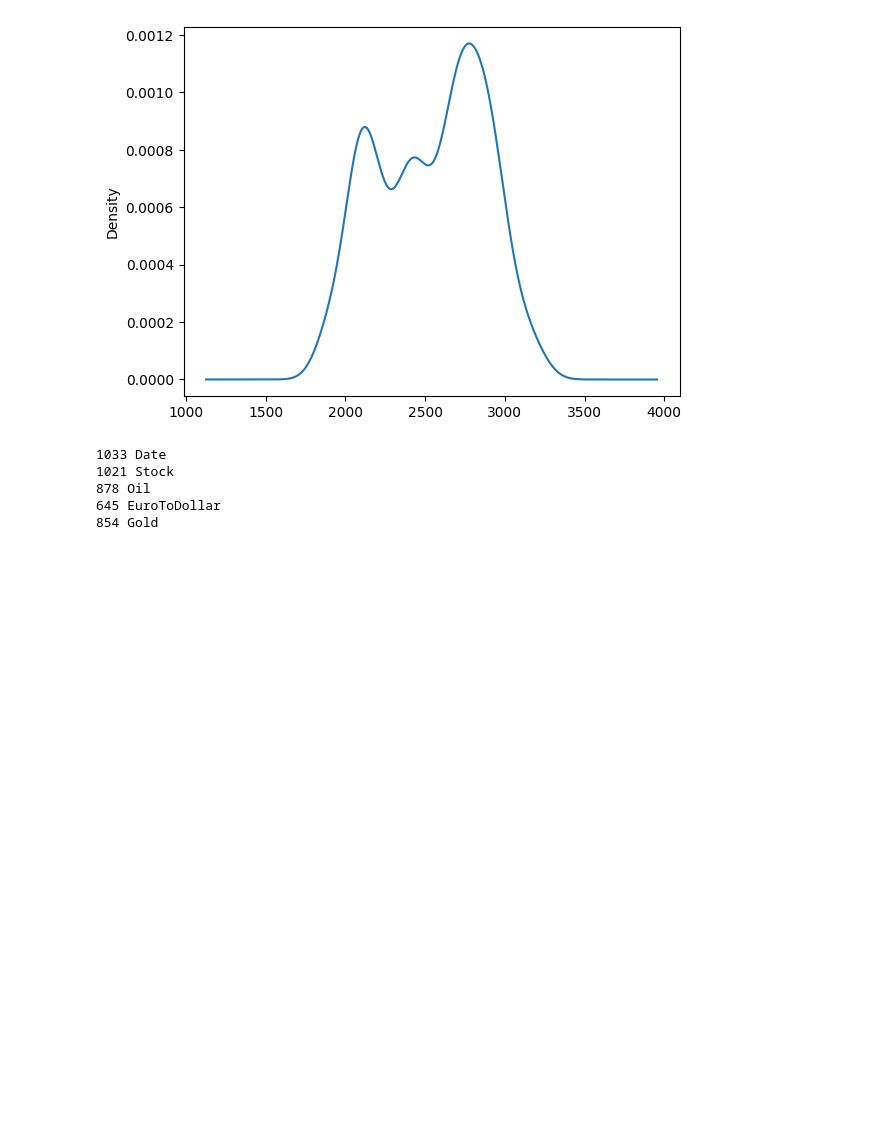
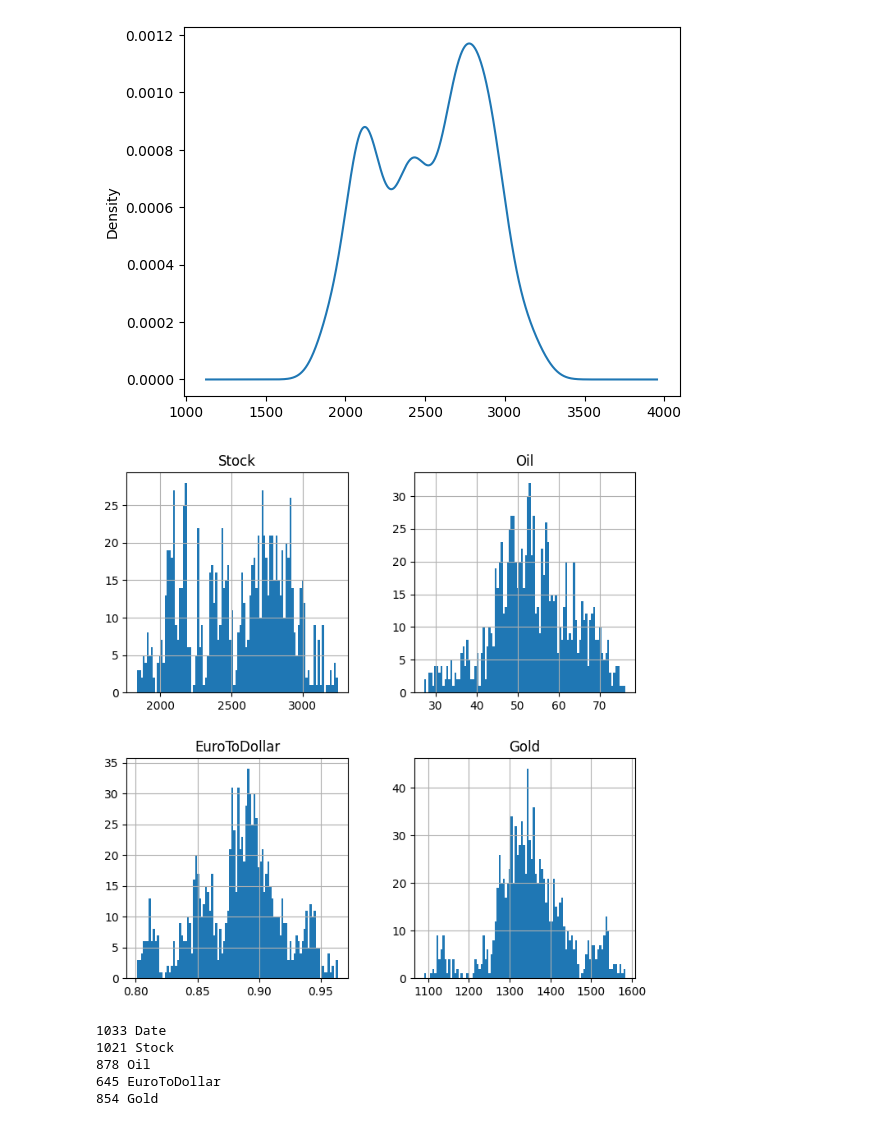
Before and after one commit to Noonansean1/CS5004, a Jupyter notebook: e-tivity2/Etivity2_23300159.ipynb, the cells around one changed output. Saved outputs shown, nothing was run; the diff lists cells and outputs as text; code cells hidden in the pictures; blank space fills up the shorter version.

```diff
--- a/e-tivity2/Etivity2_23300159.ipynb
+++ b/e-tivity2/Etivity2_23300159.ipynb
@@ -115,6 +117,12 @@ df['Stock'].plot.density()
 # %% [output]
 <Axes: ylabel='Density'>
 [figure]
+# %%
+#Plot histogram of the data before transformation
+df.hist(figsize=(8, 8), bins=100)
+plt.show()
+# %% [output]
+[figure, added]
 # %%
 for column in df.columns:
     print(df[column].nunique(), column)
```
Also changed, not shown: parts of 45 cells of this notebook.
